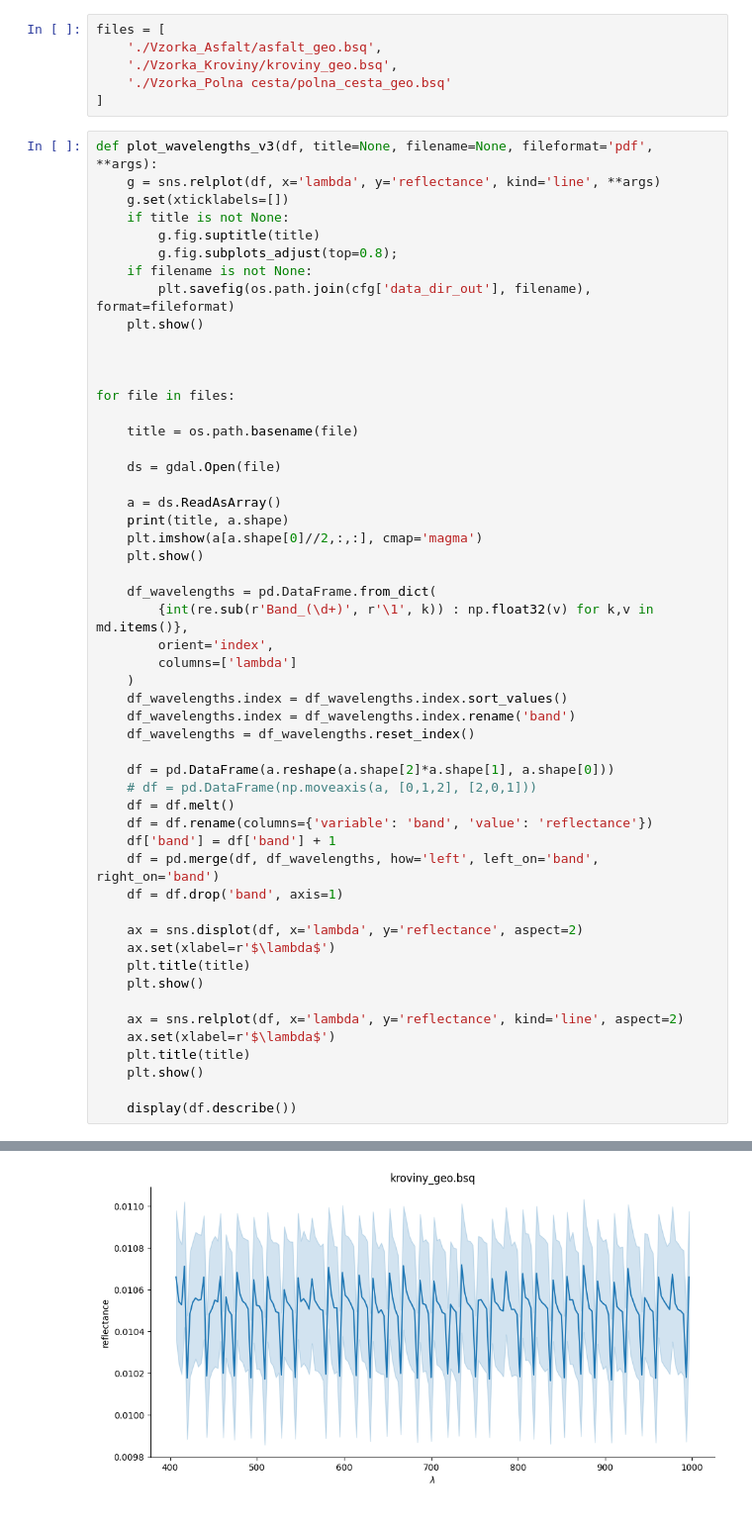
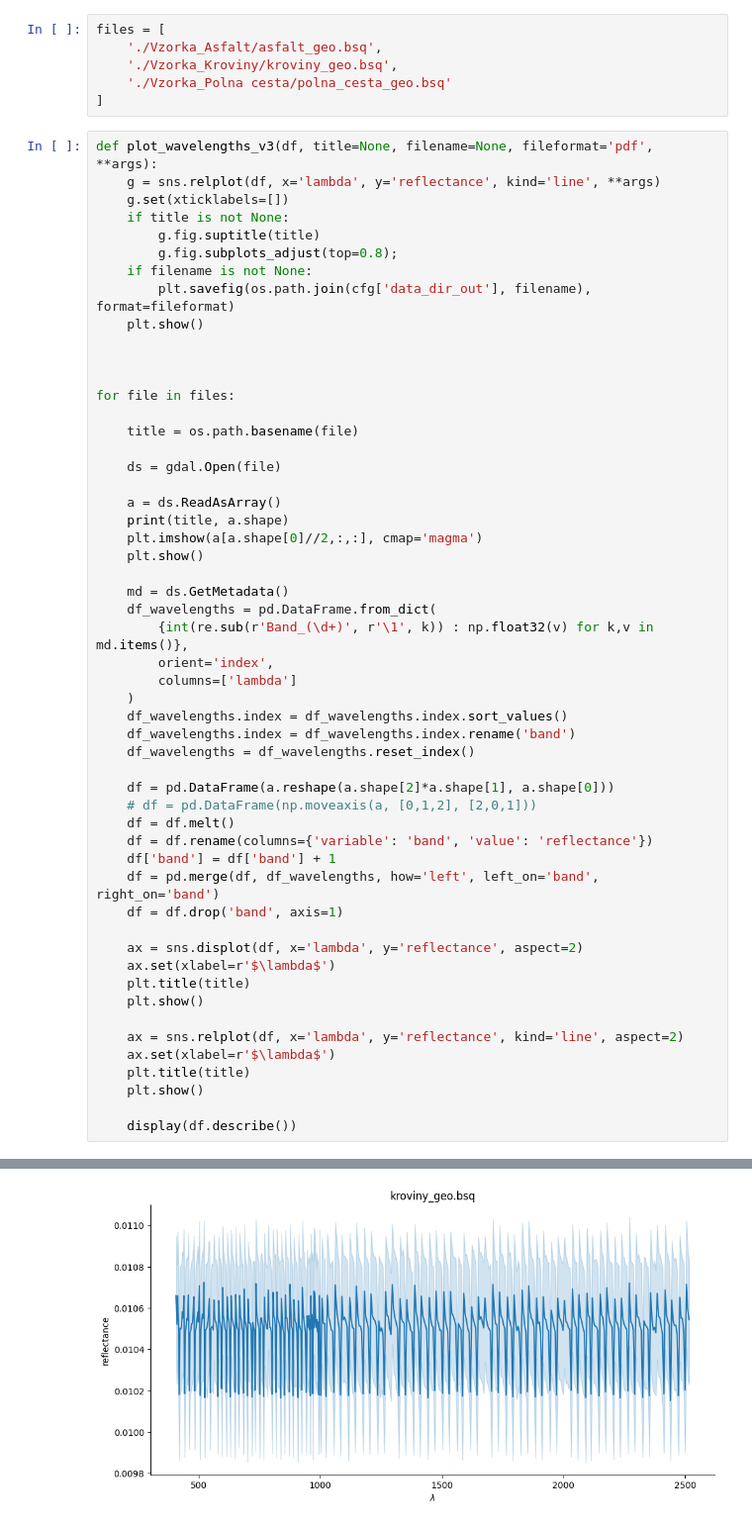
Before and after one commit to IISAS/nvflare-hysped, a Jupyter notebook: volumes/dev/tf/notebooks/analyse-data.ipynb, the cells around one changed output, grey strips where cells are left out. Shown at 99% size. Drawn from its saved outputs; the diff is of its cells as text.

```diff
--- a/volumes/dev/tf/notebooks/analyse-data.ipynb
+++ b/volumes/dev/tf/notebooks/analyse-data.ipynb
@@ -44,6 +44,7 @@ for file in files:
     plt.imshow(a[a.shape[0]//2,:,:], cmap='magma')
     plt.show()
 
+    md = ds.GetMetadata()
     df_wavelengths = pd.DataFrame.from_dict(
         {int(re.sub(r'Band_(\d+)', r'\1', k)) : np.float32(v) for k,v in md.items()},
         orient='index',
@@ -92,2 +93,2 @@ kroviny_geo.bsq (474, 131, 66)
-[figure, old version]
+[figure, new version]
 |  | reflectance | lambda |
```
Also changed, not shown: parts of 1 cell of this notebook.
